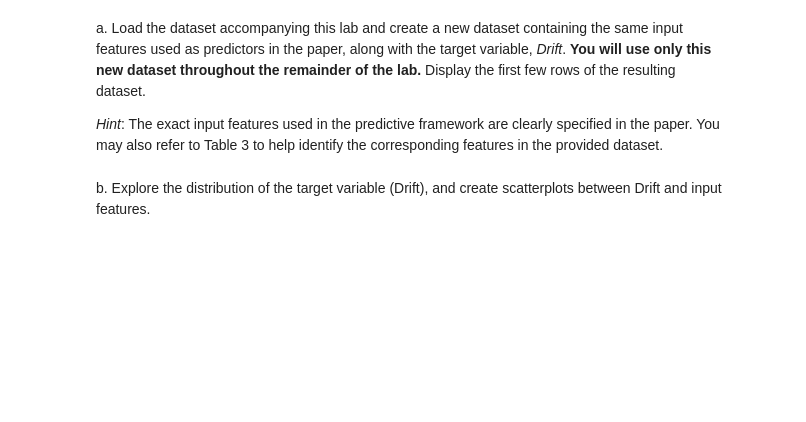
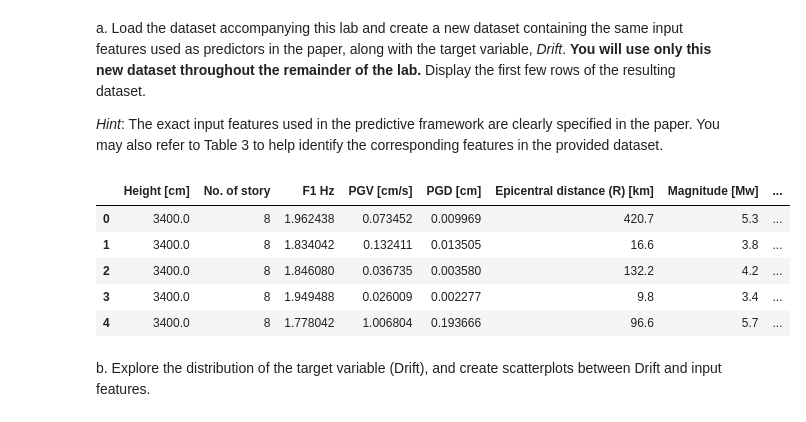
Before and after one commit to laine-goldmacher/ML-Labs, a Jupyter notebook: 02-seismic-support-vector-regression.ipynb, the cells around one changed output. Drawn from its saved outputs; the diff is of its cells as text; code cells hidden in the pictures; blank space fills up the shorter version.

```diff
--- a/02-seismic-support-vector-regression.ipynb
+++ b/02-seismic-support-vector-regression.ipynb
@@ -95,6 +95,43 @@ b. After reading the paper, explain, in your own words, how Support Vector Regre
 a. Load the dataset accompanying this lab and create a new dataset containing the same input features used as predictors in the paper, along with the target variable, *Drift*. **You will use only this new dataset throughout the remainder of the lab.** Display the first few rows of the resulting dataset.
 
 *Hint*: The exact input features used in the predictive framework are clearly specified in the paper. You may also refer to Table 3 to help identify the corresponding features in the provided dataset.
+# %%
+import numpy as np
+import pandas as pd
+
+data = pd.read_excel('data_lab02.xlsx', header=[1, 2])
+
+data.columns = [
+    f"{col1} {col2}".strip()
+    if not str(col2).startswith("Unnamed")
+    else str(col1)
+    for col1, col2 in data.columns
+]
+
+columns = [
+    'Height [cm]',
+    'No. of story',
+    'F1 Hz',
+    'PGV [cm/s]',
+    'PGD [cm]',
+    'Epicentral distance (R) [km]',
+    'Magnitude [Mw]',
+    'SA1 [cm/s2]',
+    'SV1 [cm/s]',
+    'SD1 [cm]',
+    'Drift [cm/cm]'
+]
+
+df = data[columns].copy()
+
+df.head()
+# %% [output]
+|  | Height [cm] | No. of story | F1 Hz | PGV [cm/s] | PGD [cm] | Epicentral distance (R) [km] | Magnitude [Mw] | ... |
+| 0 | 3400.0 | 8 | 1.962438 | 0.073452 | 0.009969 | 420.7 | 5.3 | ... |
+| 1 | 3400.0 | 8 | 1.834042 | 0.132411 | 0.013505 | 16.6 | 3.8 | ... |
+| 2 | 3400.0 | 8 | 1.846080 | 0.036735 | 0.003580 | 132.2 | 4.2 | ... |
+| 3 | 3400.0 | 8 | 1.949488 | 0.026009 | 0.002277 | 9.8 | 3.4 | ... |
+| 4 | 3400.0 | 8 | 1.778042 | 1.006804 | 0.193666 | 96.6 | 5.7 | ... |
 # %% [markdown]
 b. Explore the distribution of the target variable (Drift), and create scatterplots between Drift and input features.
 # %%
```
Also changed, not shown: parts of 1 cell of this notebook.
